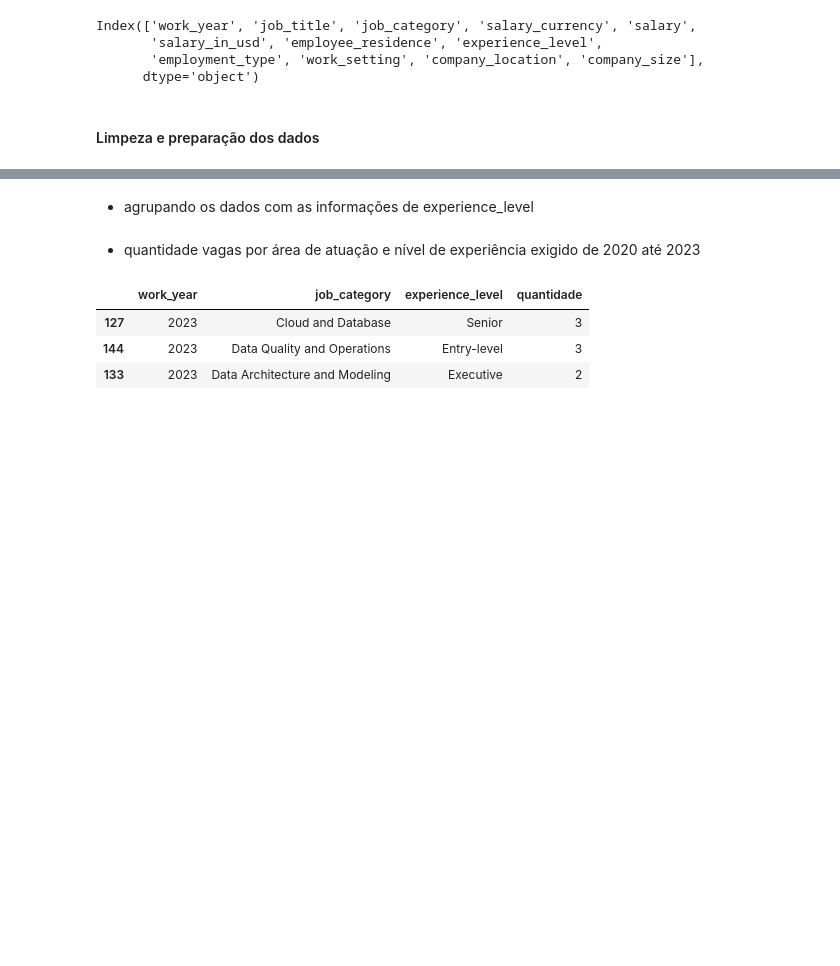
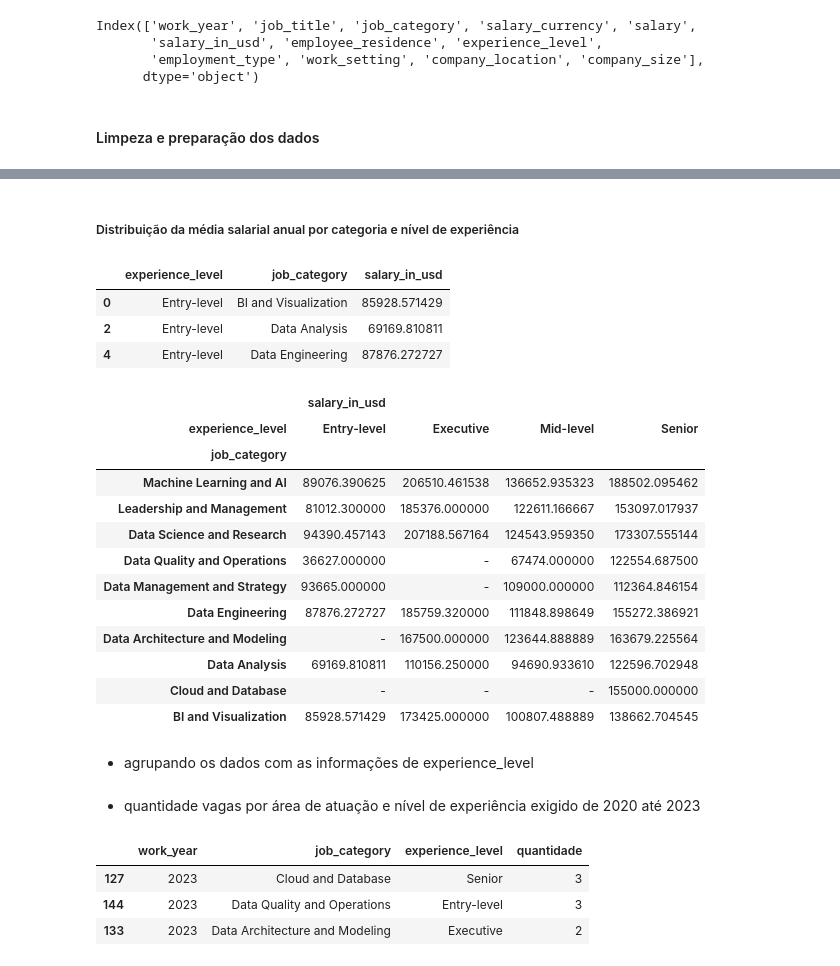
Before and after one commit to ryanrodr/eda-jobs-in-data, a Jupyter notebook: analise_exploratoria.ipynb, the cells around one changed output, grey strips where cells are left out. Drawn from its saved outputs; the diff is of its cells as text; code cells hidden in the pictures; blank space fills up the shorter version.

```diff
--- a/analise_exploratoria.ipynb
+++ b/analise_exploratoria.ipynb
@@ -168,3 +190,40 @@ grouped[filtro]
+# %% [markdown]
+##### Distribuição da média salarial anual por categoria e nível de experiência
+# %%
+# Agrupando os dados por nível de experiência e categoria, calculando uma média salarial anual
+media_experiencia = data.groupby(['experience_level', 'job_category'])['salary_in_usd'].mean().reset_index()
+
+# Selecionando somente valores existentes
+media_experiencia = media_experiencia[media_experiencia['salary_in_usd'] > 0]
+media_experiencia.head(3)
+# %% [output]
+|  | experience_level | job_category | salary_in_usd |
+| 0 | Entry-level | BI and Visualization | 85928.571429 |
+| 2 | Entry-level | Data Analysis | 69169.810811 |
+| 4 | Entry-level | Data Engineering | 87876.272727 |
+# %%
+# Transformando em uma Tabela Dinâmica e substituindo os valores vazios
+media_experiencia = media_experiencia.pivot_table(index='job_category', columns='experience_level').fillna('-')
+
+# Ordenando os dados pela categoria
+media_experiencia = media_experiencia.sort_values(by='job_category', ascending=False)
+
+# Centralizando e formatando a tabela
+media_experiencia.style.set_properties(**{'text-align': 'center'})
+# %% [output]
+|  | salary_in_usd |  |  |  |
+| experience_level | Entry-level | Executive | Mid-level | Senior |
+| job_category |  |  |  |  |
+| Machine Learning and AI | 89076.390625 | 206510.461538 | 136652.935323 | 188502.095462 |
+| Leadership and Management | 81012.300000 | 185376.000000 | 122611.166667 | 153097.017937 |
+| Data Science and Research | 94390.457143 | 207188.567164 | 124543.959350 | 173307.555144 |
+| Data Quality and Operations | 36627.000000 | - | 67474.000000 | 122554.687500 |
+| Data Management and Strategy | 93665.000000 | - | 109000.000000 | 112364.846154 |
+| Data Engineering | 87876.272727 | 185759.320000 | 111848.898649 | 155272.386921 |
+| Data Architecture and Modeling | - | 167500.000000 | 123644.888889 | 163679.225564 |
+| Data Analysis | 69169.810811 | 110156.250000 | 94690.933610 | 122596.702948 |
+| Cloud and Database | - | - | - | 155000.000000 |
+| BI and Visualization | 85928.571429 | 173425.000000 | 100807.488889 | 138662.704545 |
 # %% [markdown]
 - agrupando os dados com as informações de experience_level
 # %%
```
Also changed, not shown: parts of 45 cells of this notebook.
